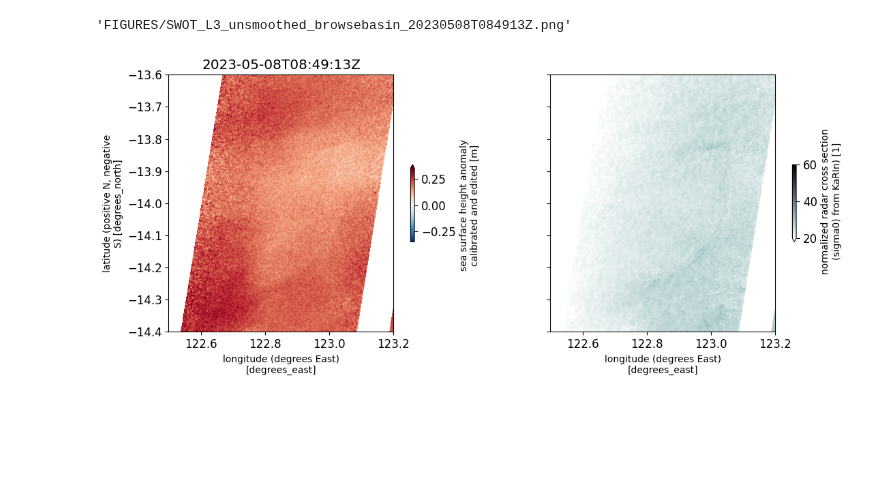
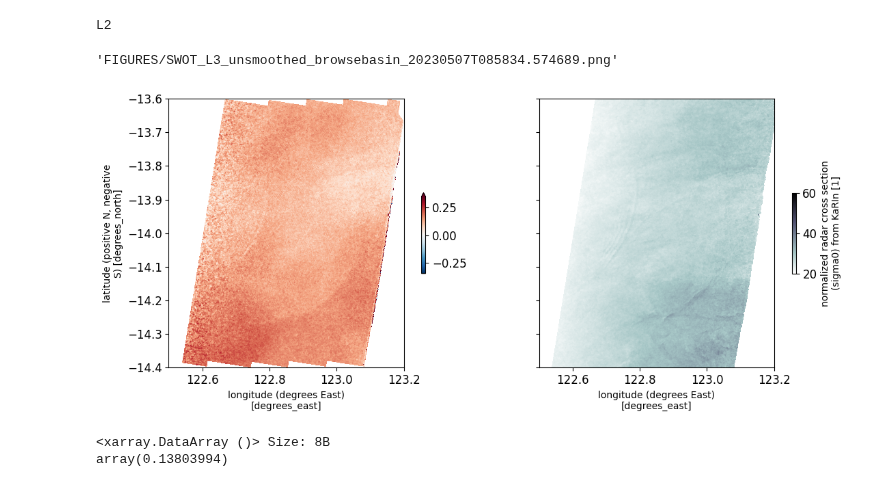
Before and after one commit to TIDE-ITRH/swot_adac_naust, a Jupyter notebook: NOTEBOOKS/plot_swot_unsmoothed_grl.ipynb, the cells around one changed output. Cells and saved outputs as stored; diff of their text form; code cells hidden in the pictures; blank space fills up the shorter version.

```diff
--- a/NOTEBOOKS/plot_swot_unsmoothed_grl.ipynb
+++ b/NOTEBOOKS/plot_swot_unsmoothed_grl.ipynb
@@ -120,6 +277,19 @@ Data variables: (12/19)
 # %%
-var1 = 'ssha_unedited'
-var1 = 'ssha_unfiltered'
+if version=='L3':
+    # var1 = 'ssha_unedited'
+    var2 = 'sigma0'
+
+    var1 = 'ssha_unfiltered'
+    # var1 = 'ssha_filtered'
+    ssha = ds_area[var1]
+
+elif version == 'L2':
+    print(version)
+    var2 = 'sig0_karin_2'
+    var1 = 'ssh_karin_2'
+    # var1 = 'mean_sea_surface_cnescls'
+    #ssha = ds_area[var1] #- ds_area[var1].mean() #+ ds_area['mean_sea_surface_cnescls']
+    # ds_area['mean_sea_surface_cnescls']
 
 fig, (ax1, ax2) = plt.subplots(1, 2, figsize=(12,5))
 plot_kwargs = dict(
@@ -130,43 +300,49 @@ plot_kwargs = dict(
     vmax=0.35,
     cbar_kwargs={"shrink": 0.3},)
 
-ds_area[var1].plot.pcolormesh(ax=ax1, **plot_kwargs)
+ssha.plot.pcolormesh(ax=ax1, **plot_kwargs)
 # ax1.pcolormesh(xs,ys,np.abs(dxs+1j*dys), vmin=0, vmax=0.1, cmap='bone_r', alpha=0.2)
 # u,v = ds_area.isel(satpass=swottime)['ugosa'], \
 #         ds_area.isel(satpass=swottime)['vgosa']
 # ax1.quiver(xs, ys, u, v, scale_units='xy', scale=10)
 
-ax1.set_title(ds_area.attrs['time_coverage_start'])
+# ax1.set_title(ds_area.attrs['time_coverage_start'])
 
-var2 = 'sigma0'
 plot_kwargs = dict(
     x="longitude",
     y="latitude",
     #cmap="cmo.gray",
     cmap='bone_r',
     vmin=20,
     vmax=60,
     cbar_kwargs={"shrink": 0.3},)
 
 ds_area[var2].plot.pcolormesh(ax=ax2, **plot_kwargs)
 
 ax1.set_xlim(x1,x2)
 ax1.set_ylim(y1,y2)
 ax1.set_aspect('equal')
 ax2.set_xlim(x1,x2)
 ax2.set_ylim(y1,y2)
 ax2.set_aspect('equal')
 ax2.set_ylabel('')
 ax2.set_yticklabels([])
 plt.tight_layout()
 
-timestr = ds_area.attrs['time_coverage_start'].replace('-','').replace(':','')
+#
+
 outfile = f'FIGURES/SWOT_L3_unsmoothed_{region}_{timestr}.png'
 #plt.savefig(outfile)
 outfile
 # %% [output]
-'FIGURES/SWOT_L3_unsmoothed_browsebasin_20230508T084913Z.png'
+L2
+'FIGURES/SWOT_L3_unsmoothed_browsebasin_20230507T085834.574689.png'
-[figure, old version]
+[figure, new version]
+# %%
+ssha.mean()
+# %% [output]
+<xarray.DataArray ()> Size: 8B
+array(0.13803994)
 # %%
 from gptide import cov
 from gptide import GPtideScipy
```
Also changed, not shown: parts of 17 cells of this notebook, 23 other files.
